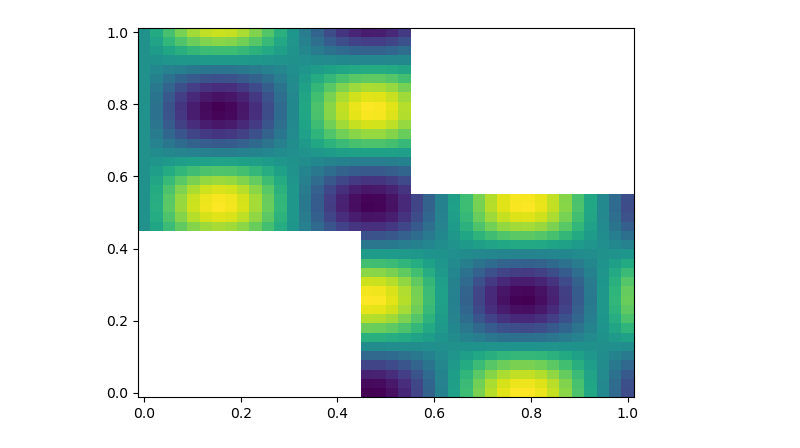
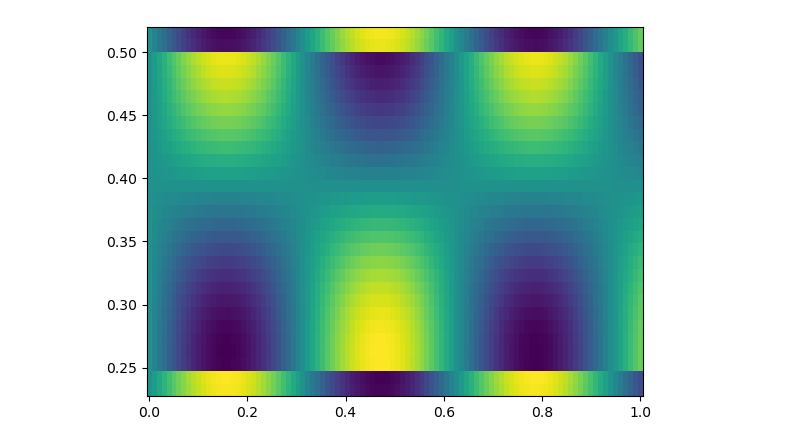
Before and after one commit to anusbickel/groupproject1, a Jupyter notebook: MPI_2D/plot_data.ipynb, the cells around one changed output. Drawn from its saved outputs; the diff is of its cells as text; code cells hidden in the pictures.

```diff
--- a/MPI_2D/plot_data.ipynb
+++ b/MPI_2D/plot_data.ipynb
@@ -28,5 +28,4 @@ for i in range(4):
 # %%
 plot_rank(1)
-plot_rank(2)
 # %% [output]
-[figure, old version]
+[figure, new version]
```
Also changed, not shown: parts of 1 cell of this notebook, 7 other files.
